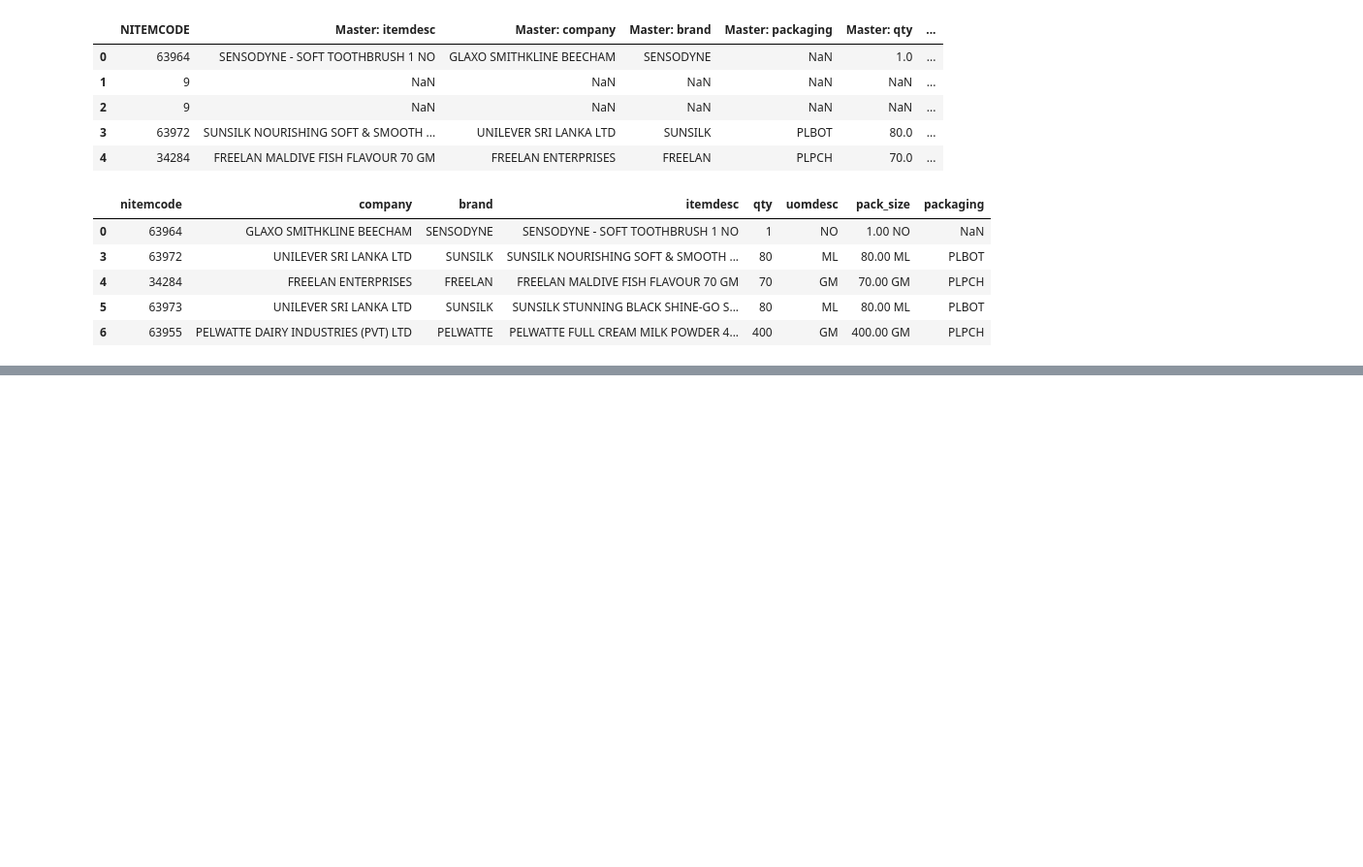
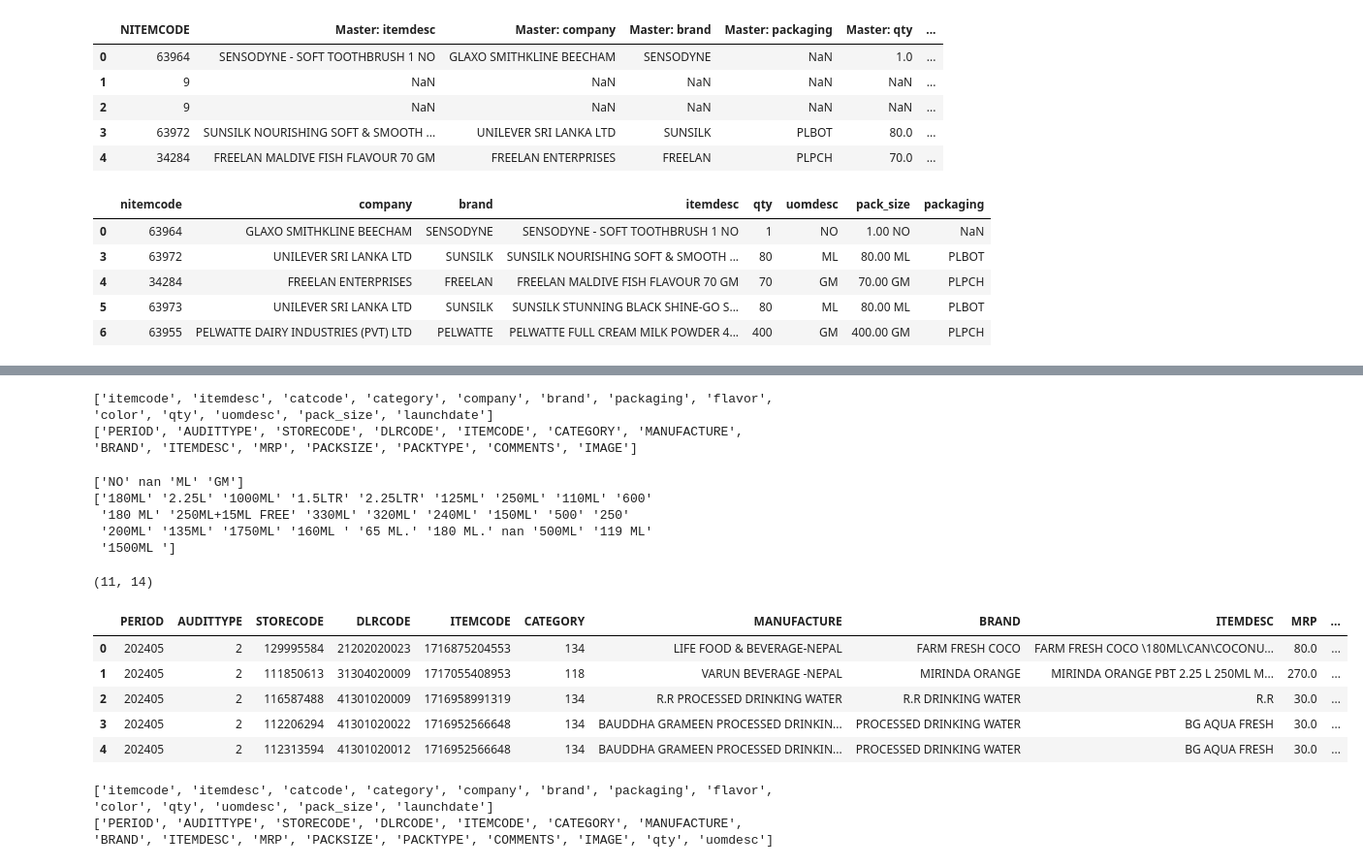
Before and after one commit to AbhigyanSen/StockKeepingUnit, a Jupyter notebook: DataPreprocessing.ipynb, the cells around one changed output, grey strips where cells are left out. Shown: that part at 97% size. Saved outputs shown, nothing was run; the diff lists cells and outputs as text; code cells hidden in the pictures; blank space fills up the shorter version.

```diff
--- a/DataPreprocessing.ipynb
+++ b/DataPreprocessing.ipynb
@@ -206,0 +232,76 @@ df.head()
+# %%
+print(master_df.columns.to_list())
+print(transaction_df.columns.to_list())
+# %% [output]
+['itemcode', 'itemdesc', 'catcode', 'category', 'company', 'brand', 'packaging', 'flavor', 'color', 'qty', 'uomdesc', 'pack_size', 'launchdate']
+['PERIOD', 'AUDITTYPE', 'STORECODE', 'DLRCODE', 'ITEMCODE', 'CATEGORY', 'MANUFACTURE', 'BRAND', 'ITEMDESC', 'MRP', 'PACKSIZE', 'PACKTYPE', 'COMMENTS', 'IMAGE']
+# %%
+# PRINT ALL UNIQUE VALUES
+# for col in master_df.columns:
+#   print(f"Unique values in '{col}':")
+#   display(master_df[col].unique())
+#   print("-" * 30)
+
+print(master_df['uomdesc'].unique())
+print(transaction_df['PACKSIZE'].unique())
+# %% [output]
+['NO' nan 'ML' 'GM']
+['180ML' '2.25L' '1000ML' '1.5LTR' '2.25LTR' '125ML' '250ML' '110ML' '600'
+ '180 ML' '250ML+15ML FREE' '330ML' '320ML' '240ML' '150ML' '500' '250'
+ '200ML' '135ML' '1750ML' '160ML ' '65 ML.' '180 ML.' nan '500ML' '119 ML'
+ '1500ML ']
+# %%
+import pandas as pd
+import numpy as np
+import re
+
+# Example: transaction_df is already loaded
+
+# Step 1: Identify rows with invalid characters (anything other than digits, letters, spaces, or '.')
+pattern_valid = r'^[0-9. ]*[A-Za-z ]*[A-Za-z]*$'
+mask_valid = transaction_df['PACKSIZE'].isna() | transaction_df['PACKSIZE'].astype(str).str.match(pattern_valid)
+
+# dropped rows
+dropped_trans = transaction_df[~mask_valid].copy()
+
+# keep only valid rows
+transaction = transaction_df[mask_valid].copy()
+
+# Step 2: Extract qty and uomdesc
+def split_packsize(val):
+    if pd.isna(val):
+        return np.nan, np.nan
+    # remove extra spaces and dots at end
+    val = str(val).strip()
+    # extract numeric part
+    qty_match = re.match(r'([0-9.]+)', val)
+    qty = float(qty_match.group(1)) if qty_match else np.nan
+    # extract unit part
+    uom_match = re.search(r'([A-Za-z]+)', val)
+    uom = uom_match.group(1).upper() if uom_match else np.nan
+    return qty, uom
+
+transaction[['qty', 'uomdesc']] = transaction['PACKSIZE'].apply(lambda x: pd.Series(split_packsize(x)))
+
+# Reset index
+transaction.reset_index(drop=True, inplace=True)
+dropped_trans.reset_index(drop=True, inplace=True)
+# %%
+dropped_trans.shape
+# %% [output]
+(11, 14)
+# %%
+transaction.head()
+# %% [output]
+|  | PERIOD | AUDITTYPE | STORECODE | DLRCODE | ITEMCODE | CATEGORY | MANUFACTURE | BRAND | ITEMDESC | MRP | ... |
+| 0 | 202405 | 2 | 129995584 | 21202020023 | 1716875204553 | 134 | LIFE FOOD & BEVERAGE-NEPAL | FARM FRESH COCO | FARM FRESH COCO \180ML\CAN\COCONU... | 80.0 | ... |
+| 1 | 202405 | 2 | 111850613 | 31304020009 | 1717055408953 | 118 | VARUN BEVERAGE -NEPAL | MIRINDA ORANGE | MIRINDA ORANGE PBT 2.25 L 250ML M... | 270.0 | ... |
+| 2 | 202405 | 2 | 116587488 | 41301020009 | 1716958991319 | 134 | R.R PROCESSED DRINKING WATER | R.R DRINKING WATER | R.R | 30.0 | ... |
+| 3 | 202405 | 2 | 112206294 | 41301020022 | 1716952566648 | 134 | BAUDDHA GRAMEEN PROCESSED DRINKIN... | PROCESSED DRINKING WATER | BG AQUA FRESH | 30.0 | ... |
+| 4 | 202405 | 2 | 112313594 | 41301020012 | 1716952566648 | 134 | BAUDDHA GRAMEEN PROCESSED DRINKIN... | PROCESSED DRINKING WATER | BG AQUA FRESH | 30.0 | ... |
+# %%
+print(master_df.columns.to_list())
+print(transaction.columns.to_list())
+# %% [output]
+['itemcode', 'itemdesc', 'catcode', 'category', 'company', 'brand', 'packaging', 'flavor', 'color', 'qty', 'uomdesc', 'pack_size', 'launchdate']
+['PERIOD', 'AUDITTYPE', 'STORECODE', 'DLRCODE', 'ITEMCODE', 'CATEGORY', 'MANUFACTURE', 'BRAND', 'ITEMDESC', 'MRP', 'PACKSIZE', 'PACKTYPE', 'COMMENTS', 'IMAGE', 'qty', 'uomdesc']
```
Also changed, not shown: parts of 17 cells of this notebook, 22 other files.
